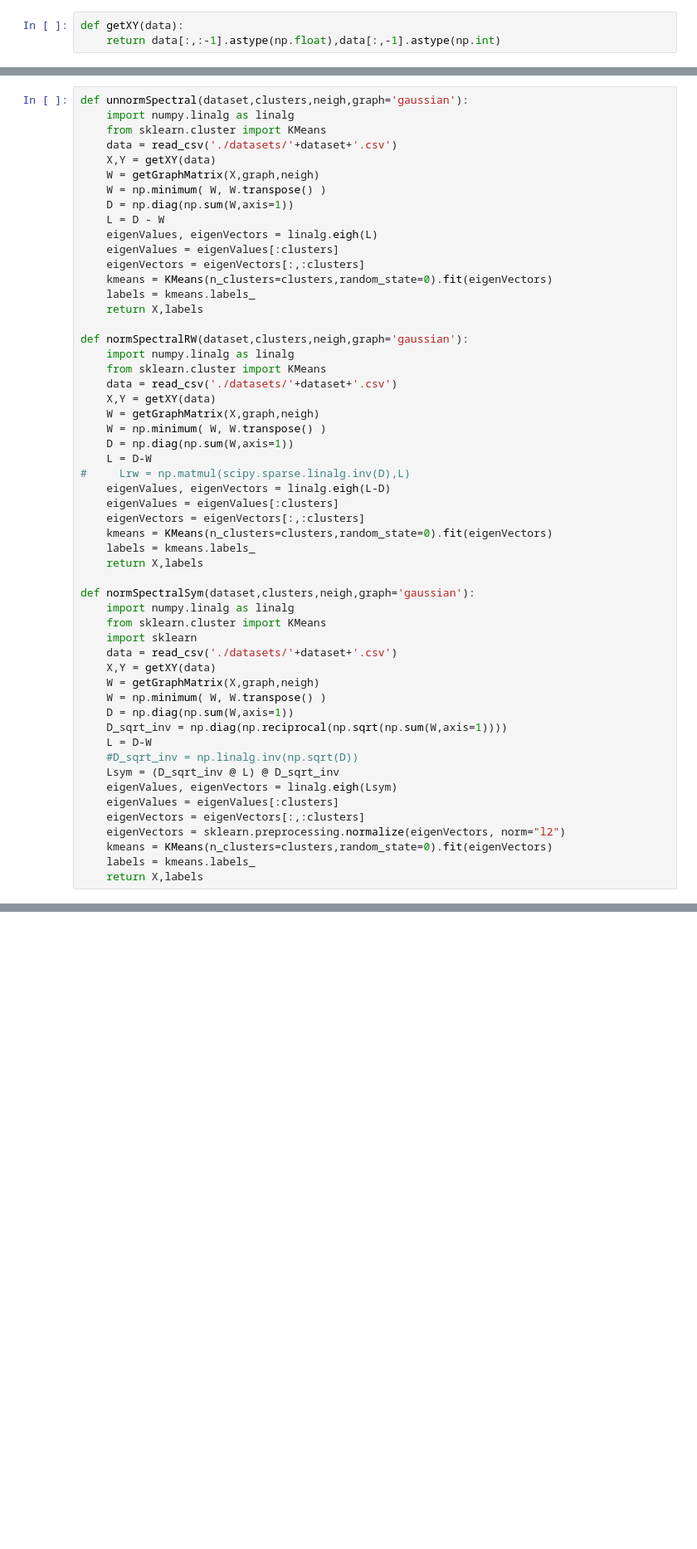
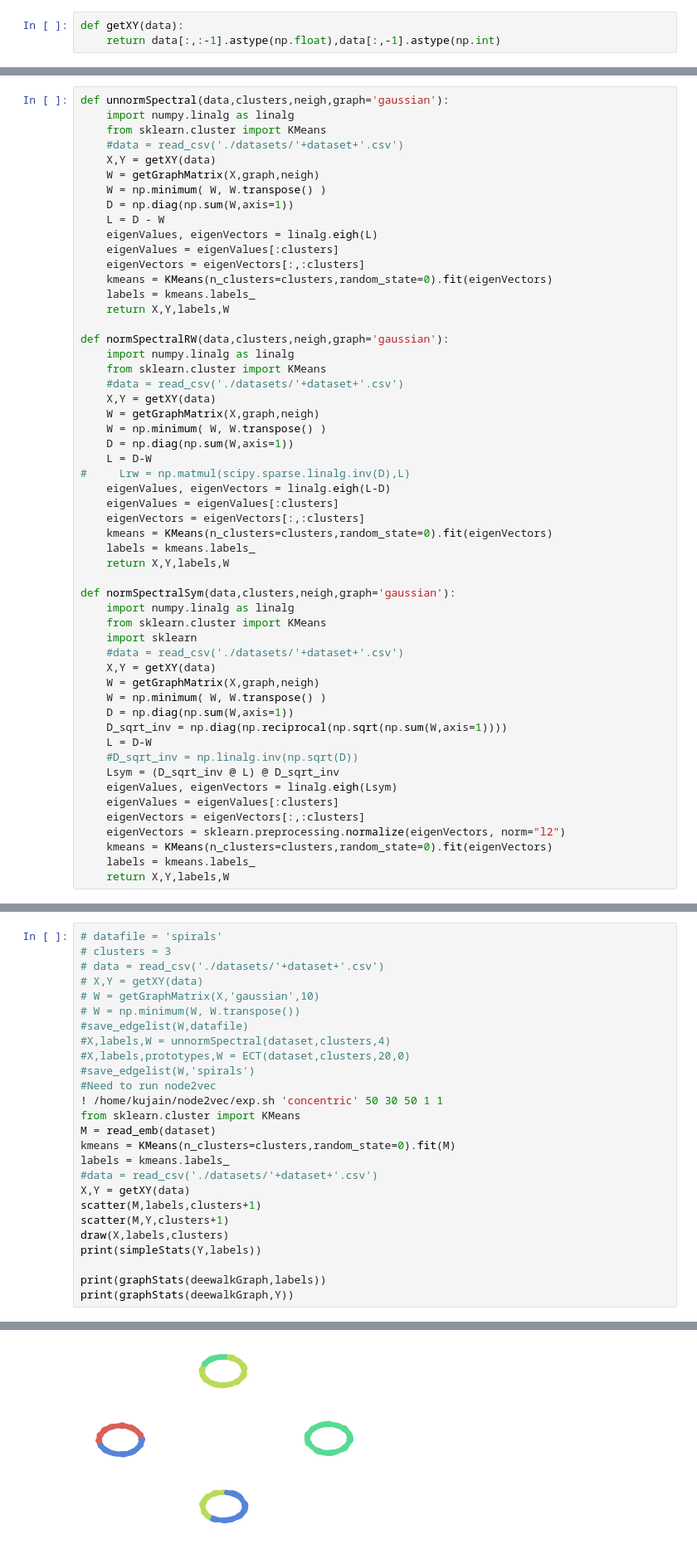
Before and after one commit to kj141/graph_clustering_spatial_data, a Jupyter notebook: Untitled.ipynb, the cells around one changed output, grey strips where cells are left out. Shown: that part at 83% size. Cells and saved outputs as stored; diff of their text form; blank space fills up the shorter version.

```diff
--- a/Untitled.ipynb
+++ b/Untitled.ipynb
@@ -97,10 +123,10 @@ def perform_k_means_algorithm(X, k, movement_threshold_delta=0,seed=0):
         iterations += 1
     return new_prototypes, labels
 # %%
-def unnormSpectral(dataset,clusters,neigh,graph='gaussian'):
+def unnormSpectral(data,clusters,neigh,graph='gaussian'):
     import numpy.linalg as linalg
     from sklearn.cluster import KMeans
-    data = read_csv('./datasets/'+dataset+'.csv')
+    #data = read_csv('./datasets/'+dataset+'.csv')
     X,Y = getXY(data)
     W = getGraphMatrix(X,graph,neigh)
     W = np.minimum( W, W.transpose() )
@@ -111,12 +137,12 @@ def unnormSpectral(dataset,clusters,neigh,graph='gaussian'):
     eigenVectors = eigenVectors[:,:clusters]
     kmeans = KMeans(n_clusters=clusters,random_state=0).fit(eigenVectors)
     labels = kmeans.labels_
-    return X,labels
+    return X,Y,labels,W
 
-def normSpectralRW(dataset,clusters,neigh,graph='gaussian'):
+def normSpectralRW(data,clusters,neigh,graph='gaussian'):
     import numpy.linalg as linalg
     from sklearn.cluster import KMeans
-    data = read_csv('./datasets/'+dataset+'.csv')
+    #data = read_csv('./datasets/'+dataset+'.csv')
     X,Y = getXY(data)
     W = getGraphMatrix(X,graph,neigh)
     W = np.minimum( W, W.transpose() )
@@ -128,13 +154,13 @@ def normSpectralRW(dataset,clusters,neigh,graph='gaussian'):
     eigenVectors = eigenVectors[:,:clusters]
     kmeans = KMeans(n_clusters=clusters,random_state=0).fit(eigenVectors)
     labels = kmeans.labels_
-    return X,labels
+    return X,Y,labels,W
 
-def normSpectralSym(dataset,clusters,neigh,graph='gaussian'):
+def normSpectralSym(data,clusters,neigh,graph='gaussian'):
     import numpy.linalg as linalg
     from sklearn.cluster import KMeans
     import sklearn
-    data = read_csv('./datasets/'+dataset+'.csv')
+    #data = read_csv('./datasets/'+dataset+'.csv')
     X,Y = getXY(data)
     W = getGraphMatrix(X,graph,neigh)
     W = np.minimum( W, W.transpose() )
@@ -149,5 +175,5 @@ def normSpectralSym(dataset,clusters,neigh,graph='gaussian'):
     eigenVectors = sklearn.preprocessing.normalize(eigenVectors, norm="l2")
     kmeans = KMeans(n_clusters=clusters,random_state=0).fit(eigenVectors)
     labels = kmeans.labels_
-    return X,labels
+    return X,Y,labels,W
 # %%
@@ -224,0 +371,27 @@ for i in range(10):
+# %%
+# datafile = 'spirals'
+# clusters = 3
+# data = read_csv('./datasets/'+dataset+'.csv')
+# X,Y = getXY(data)
+# W = getGraphMatrix(X,'gaussian',10)
+# W = np.minimum(W, W.transpose())
+#save_edgelist(W,datafile)
+#X,labels,W = unnormSpectral(dataset,clusters,4)
+#X,labels,prototypes,W = ECT(dataset,clusters,20,0)
+#save_edgelist(W,'spirals')
+#Need to run node2vec
+! /home/kujain/node2vec/exp.sh 'concentric' 50 30 50 1 1
+from sklearn.cluster import KMeans
+M = read_emb(dataset)
+kmeans = KMeans(n_clusters=clusters,random_state=0).fit(M)
+labels = kmeans.labels_
+#data = read_csv('./datasets/'+dataset+'.csv')
+X,Y = getXY(data)
+scatter(M,labels,clusters+1)
+scatter(M,Y,clusters+1)
+draw(X,labels,clusters)
+print(simpleStats(Y,labels))
+
+print(graphStats(deewalkGraph,labels))
+print(graphStats(deewalkGraph,Y))
+# %% [output]
@@ -224,0 +415 @@ for i in range(10):
+[figure, added]
```
Also changed, not shown: parts of 9 cells of this notebook, 6 other files.
